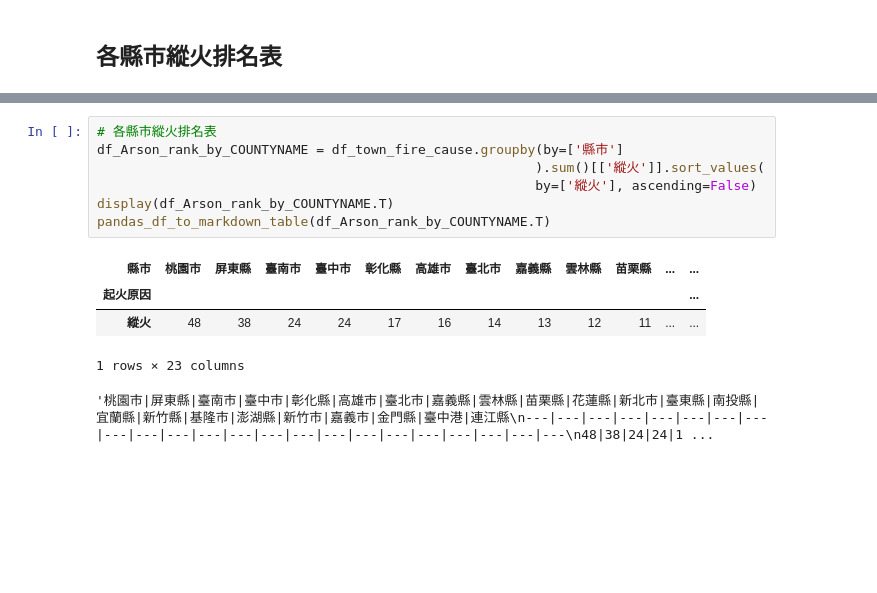
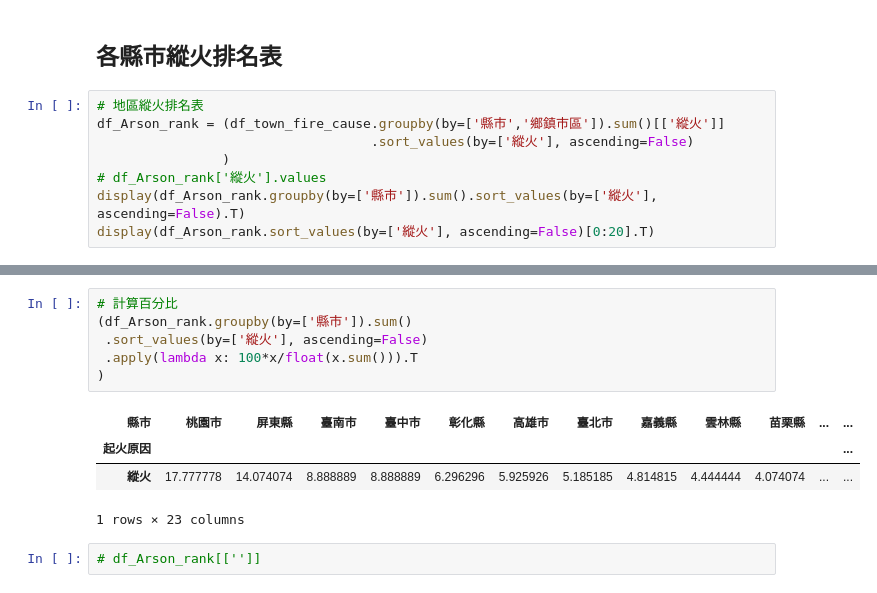
Before and after one commit to mosdeo/104-Taichung_FireDisasterEvent_DataMining, a Jupyter notebook: 104年臺灣火災事件資料探勘.ipynb, the cells around one changed output, grey strips where cells are left out. Cells and saved outputs as stored; diff of their text form; blank space fills up the shorter version.

Commit message:
完成各[ 縣市, 鄉鎮市區 ] 縱火數量地圖與表

```diff
--- a/104年臺灣火災事件資料探勘.ipynb
+++ b/104年臺灣火災事件資料探勘.ipynb
@@ -225,3 +236,11 @@ df_town_fire_cause
 316 rows × 25 columns
 # %% [markdown]
 ## 各縣市縱火排名表
+# %%
+# 地區縱火排名表
+df_Arson_rank = (df_town_fire_cause.groupby(by=['縣市','鄉鎮市區']).sum()[['縱火']]
+                                   .sort_values(by=['縱火'], ascending=False)
+                )
+# df_Arson_rank['縱火'].values
+display(df_Arson_rank.groupby(by=['縣市']).sum().sort_values(by=['縱火'], ascending=False).T)
+display(df_Arson_rank.sort_values(by=['縱火'], ascending=False)[0:20].T)
@@ -228,13 +263,13 @@ df_town_fire_cause
 # %%
-# 各縣市縱火排名表
-df_Arson_rank_by_COUNTYNAME = df_town_fire_cause.groupby(by=['縣市']
-                                                        ).sum()[['縱火']].sort_values(
-                                                        by=['縱火'], ascending=False)
-display(df_Arson_rank_by_COUNTYNAME.T)
-pandas_df_to_markdown_table(df_Arson_rank_by_COUNTYNAME.T)
+# 計算百分比
+(df_Arson_rank.groupby(by=['縣市']).sum()
+ .sort_values(by=['縱火'], ascending=False)
+ .apply(lambda x: 100*x/float(x.sum())).T
+)
 # %% [output]
 | 縣市 | 桃園市 | 屏東縣 | 臺南市 | 臺中市 | 彰化縣 | 高雄市 | 臺北市 | 嘉義縣 | 雲林縣 | 苗栗縣 | ... | ... |
 | 起火原因 |  |  |  |  |  |  |  |  |  |  |  | ... |
-| 縱火 | 48 | 38 | 24 | 24 | 17 | 16 | 14 | 13 | 12 | 11 | ... | ... |
+| 縱火 | 17.777778 | 14.074074 | 8.888889 | 8.888889 | 6.296296 | 5.925926 | 5.185185 | 4.814815 | 4.444444 | 4.074074 | ... | ... |
 1 rows × 23 columns
-'桃園市|屏東縣|臺南市|臺中市|彰化縣|高雄市|臺北市|嘉義縣|雲林縣|苗栗縣|花蓮縣|新北市|臺東縣|南投縣|宜蘭縣|新竹縣|基隆市|澎湖縣|新竹市|嘉義市|金門縣|臺中港|連江縣\n---|---|---|---|---|---|---|---|---|---|---|---|---|---|---|---|---|---|---|---|---|---|---\n48|38|24|24|1 ...
+# %%
+# df_Arson_rank[['']]
```
Also changed, not shown: parts of 9 cells of this notebook.
